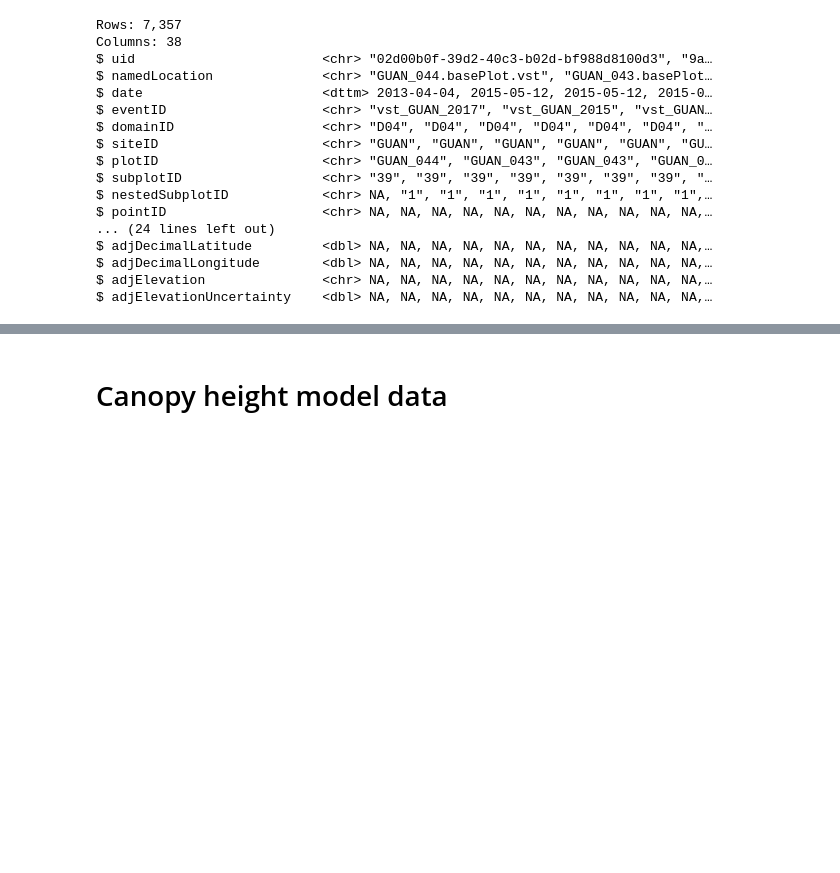
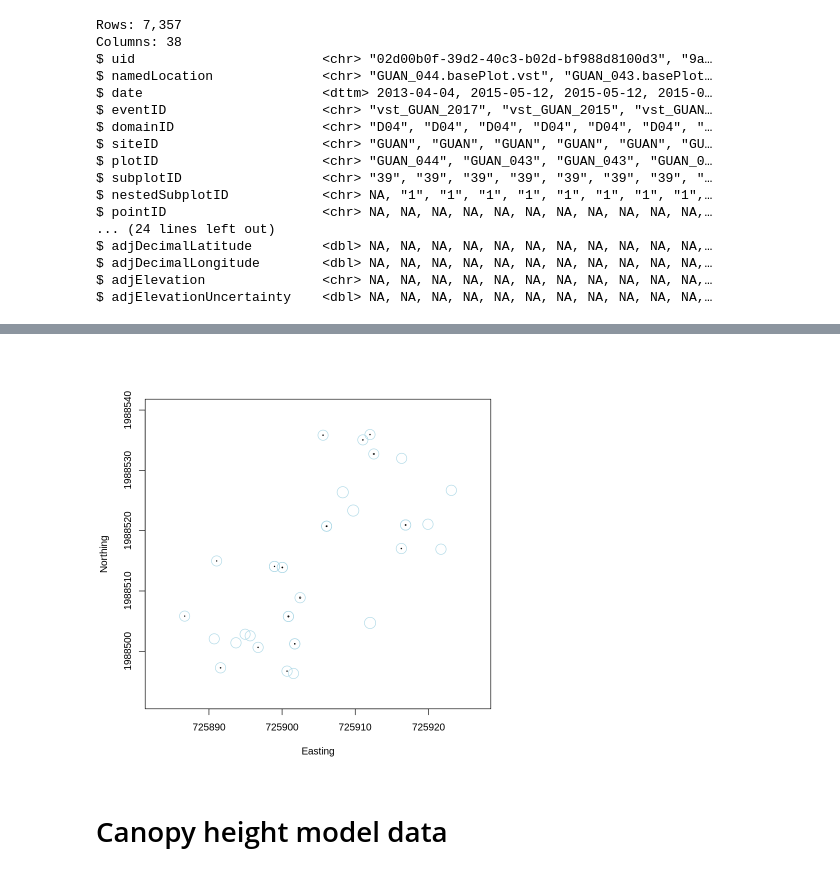
Before and after one commit to MayerT1/COLAB_DEV_GEDI-BDL, a Jupyter notebook: Neon_tree_height_and_Lidar_CHM.ipynb, the cells around one changed output, grey strips where cells are left out. Saved outputs shown, nothing was run; the diff lists cells and outputs as text; code cells hidden in the pictures; blank space fills up the shorter version.

```diff
--- a/Neon_tree_height_and_Lidar_CHM.ipynb
+++ b/Neon_tree_height_and_Lidar_CHM.ipynb
@@ -261,13 +343,15 @@ symbols(veg$adjEasting[which(veg$plotID=="WREF_075")],
 # %%
-symbols(veg$adjEasting[which(veg$plotID=="WREF_075")],
-        veg$adjNorthing[which(veg$plotID=="WREF_075")],
-        circles=veg$stemDiameter[which(veg$plotID=="WREF_075")]/100/2,
+symbols(veg$adjEasting[which(veg$plotID=="GUAN_047")],
+        veg$adjNorthing[which(veg$plotID=="GUAN_047")],
+        circles=veg$stemDiameter[which(veg$plotID=="GUAN_047")]/100/2,
         inches=F, xlab="Easting", ylab="Northing")
 
-symbols(veg$adjEasting[which(veg$plotID=="WREF_075")],
-        veg$adjNorthing[which(veg$plotID=="WREF_075")],
-        circles=veg$adjCoordinateUncertainty[which(veg$plotID=="WREF_075")],
+symbols(veg$adjEasting[which(veg$plotID=="GUAN_047")],
+        veg$adjNorthing[which(veg$plotID=="GUAN_047")],
+        circles=veg$adjCoordinateUncertainty[which(veg$plotID=="GUAN_047")],
         inches=F, add=T, fg="lightblue")
+# %% [output]
+[figure, added]
 # %% [markdown]
 # Canopy height model data
 # %%
```
Also changed, not shown: parts of 7 cells of this notebook.
